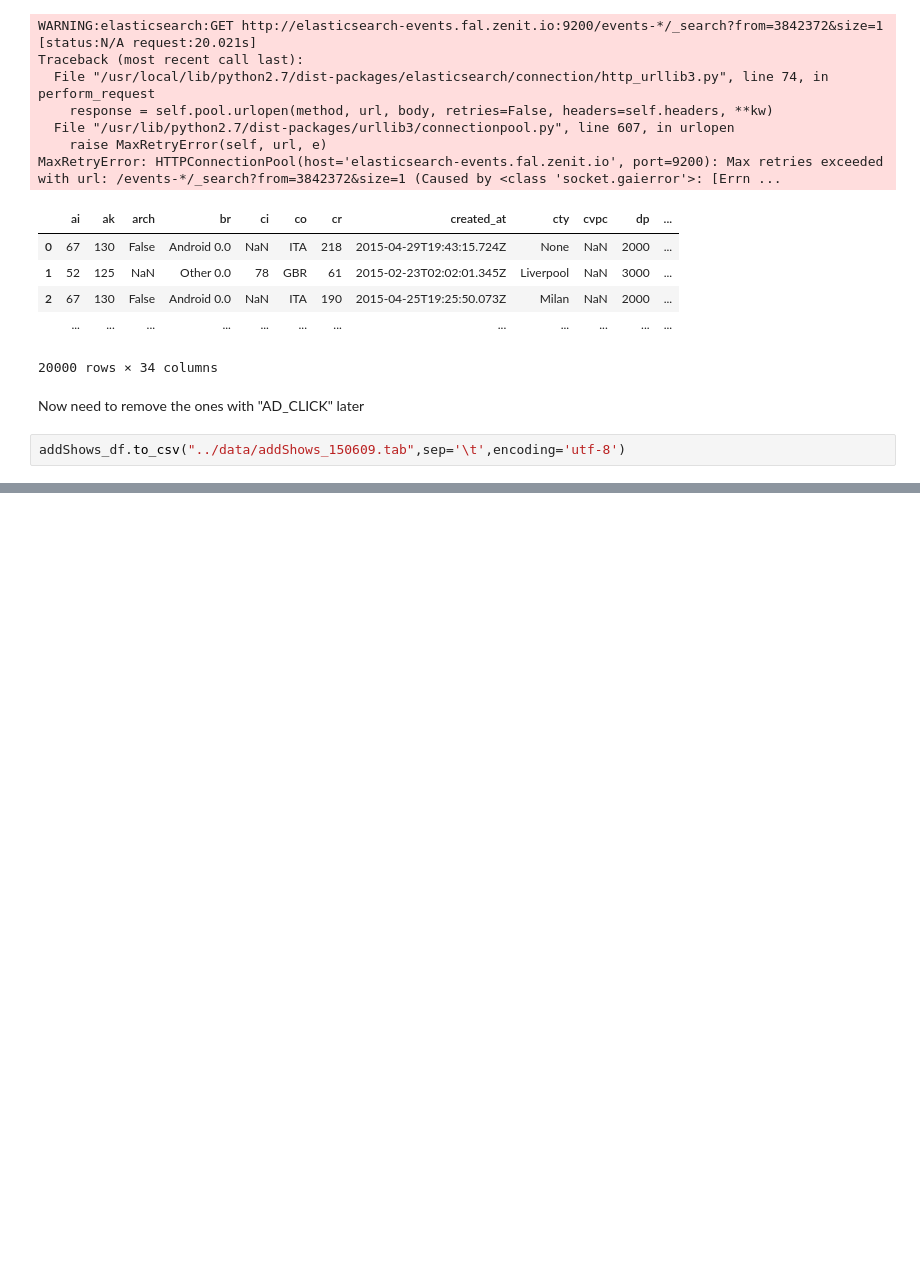
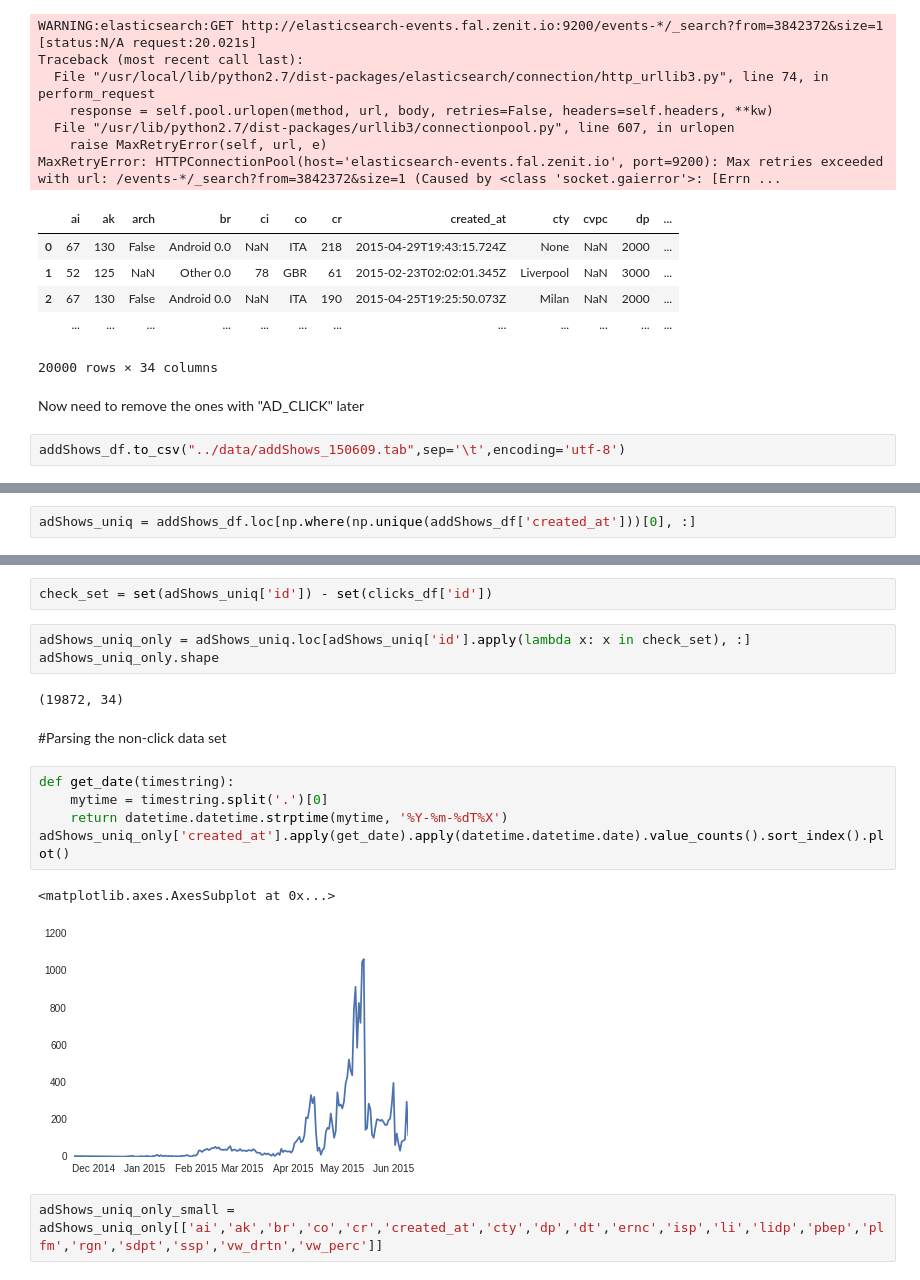
Before and after one commit to hellowendy/Insight_Data_Science, a Jupyter notebook: notebook/Zenit_data_explotary.ipynb, the cells around one changed output, grey strips where cells are left out. Drawn from its saved outputs; the diff is of its cells as text; blank space fills up the shorter version.

Commit message:
Prepared the first set of training data

```diff
--- a/notebook/Zenit_data_explotary.ipynb
+++ b/notebook/Zenit_data_explotary.ipynb
@@ -556,0 +581,2 @@ addShows_df.to_csv("../data/addShows_150609.tab",sep='\t',encoding='utf-8')
+# %%
+adShows_uniq = addShows_df.loc[np.where(np.unique(addShows_df['created_at']))[0], :]
@@ -556,0 +608,19 @@ addShows_df.to_csv("../data/addShows_150609.tab",sep='\t',encoding='utf-8')
+# %%
+check_set = set(adShows_uniq['id']) - set(clicks_df['id'])
+# %%
+adShows_uniq_only = adShows_uniq.loc[adShows_uniq['id'].apply(lambda x: x in check_set), :]
+adShows_uniq_only.shape
+# %% [output]
+(19872, 34)
+# %% [markdown]
+#Parsing the non-click data set
+# %%
+def get_date(timestring):
+    mytime = timestring.split('.')[0]
+    return datetime.datetime.strptime(mytime, '%Y-%m-%dT%X')
+adShows_uniq_only['created_at'].apply(get_date).apply(datetime.datetime.date).value_counts().sort_index().plot()
+# %% [output]
+<matplotlib.axes.AxesSubplot at 0x...>
+[figure, added]
+# %%
+adShows_uniq_only_small = adShows_uniq_only[['ai','ak','br','co','cr','created_at','cty','dp','dt','ernc','isp','li','lidp','pbep','plfm','rgn','sdpt','ssp','vw_drtn','vw_perc']]
```
Also changed, not shown: parts of 32 cells of this notebook.
